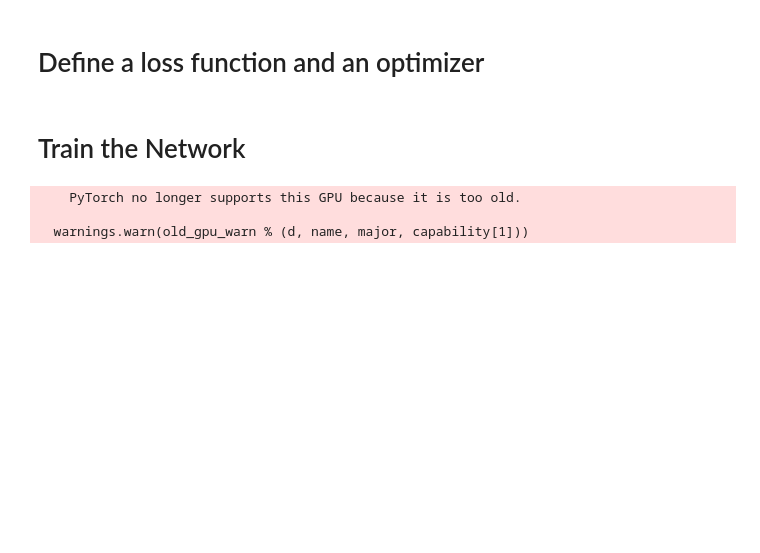
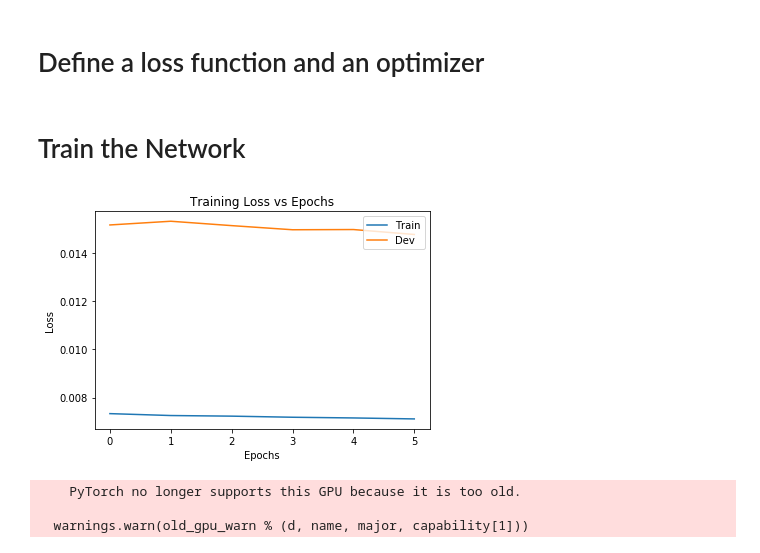
Before and after one commit to tzahroof/PokemonTypeNN, a Jupyter notebook: Training.ipynb, the cells around one changed output. Drawn from its saved outputs; the diff is of its cells as text; code cells hidden in the pictures; blank space fills up the shorter version.

```diff
--- a/Training.ipynb
+++ b/Training.ipynb
@@ -412,4 +415,26 @@ use_cuda = True #False
 #saved_losses=[]
 # %% [markdown]
 # Train the Network
+# %%
+#Determine whether to load the model
+
+load_model = True
+saved_losses = {"train":[],
+                "dev":[]}
+
+if load_model:
+    state = torch.load(os.path.join(os.getcwd(), "model",net.getName()+".pt"))
+    net.load_state_dict(state["state_dict"])
+    optimizer.load_state_dict(state["optimizer"])
+    saved_losses["train"] = state["train_loss"]
+    saved_losses["dev"]   = state["dev_loss"]
+
+    plt.title("Training Loss vs Epochs")
+    plt.plot(saved_losses["train"], label="Train")
+    plt.plot(saved_losses["dev"], label="Dev")
+    plt.legend(loc="upper right")
+    plt.xlabel("Epochs")
+    plt.ylabel("Loss")
+# %% [output]
+[figure, added]
 # %%
```
Also changed, not shown: parts of 11 cells of this notebook, 19 other files.
